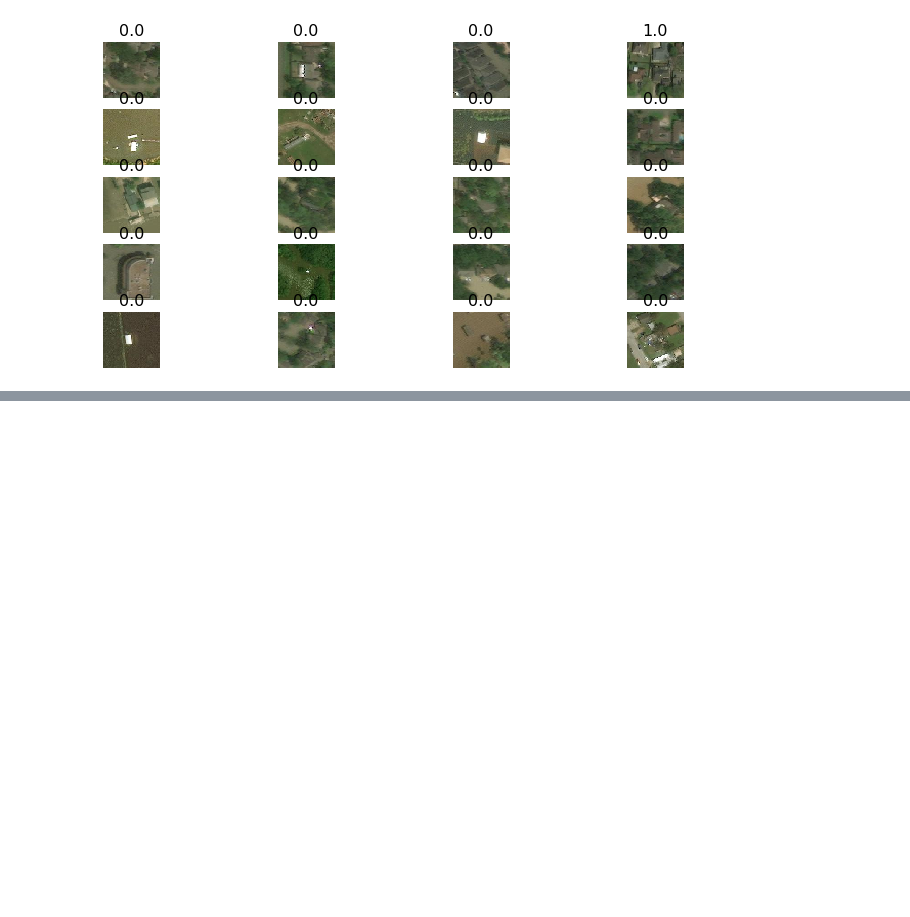
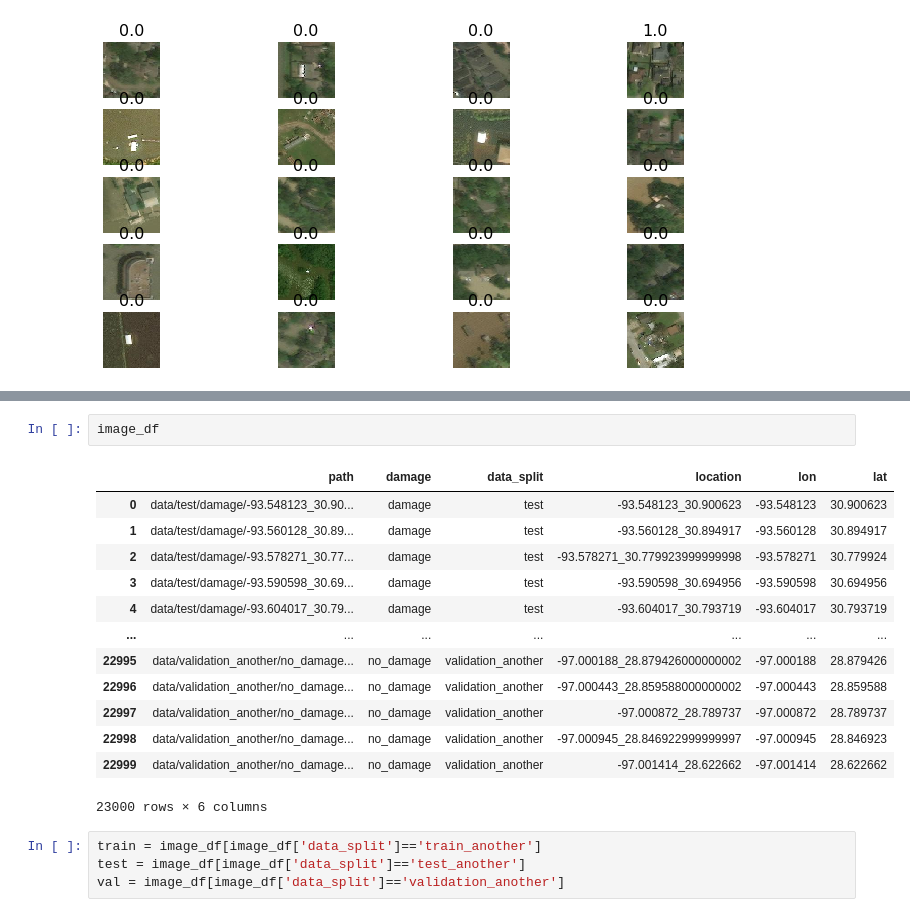
Before and after one commit to harimadhavan2000/AI2_P2, a Jupyter notebook: EDA.ipynb, the cells around one changed output, grey strips where cells are left out. Drawn from its saved outputs; the diff is of its cells as text; blank space fills up the shorter version.

```diff
--- a/EDA.ipynb
+++ b/EDA.ipynb
@@ -170,0 +185,20 @@ plots(imgs, titles=labels, rows = 5)
+# %%
+image_df
+# %% [output]
+|  | path | damage | data_split | location | lon | lat |
+| 0 | data/test/damage/-93.548123_30.90... | damage | test | -93.548123_30.900623 | -93.548123 | 30.900623 |
+| 1 | data/test/damage/-93.560128_30.89... | damage | test | -93.560128_30.894917 | -93.560128 | 30.894917 |
+| 2 | data/test/damage/-93.578271_30.77... | damage | test | -93.578271_30.779923999999998 | -93.578271 | 30.779924 |
+| 3 | data/test/damage/-93.590598_30.69... | damage | test | -93.590598_30.694956 | -93.590598 | 30.694956 |
+| 4 | data/test/damage/-93.604017_30.79... | damage | test | -93.604017_30.793719 | -93.604017 | 30.793719 |
+| ... | ... | ... | ... | ... | ... | ... |
+| 22995 | data/validation_another/no_damage... | no_damage | validation_another | -97.000188_28.879426000000002 | -97.000188 | 28.879426 |
+| 22996 | data/validation_another/no_damage... | no_damage | validation_another | -97.000443_28.859588000000002 | -97.000443 | 28.859588 |
+| 22997 | data/validation_another/no_damage... | no_damage | validation_another | -97.000872_28.789737 | -97.000872 | 28.789737 |
+| 22998 | data/validation_another/no_damage... | no_damage | validation_another | -97.000945_28.846922999999997 | -97.000945 | 28.846923 |
+| 22999 | data/validation_another/no_damage... | no_damage | validation_another | -97.001414_28.622662 | -97.001414 | 28.622662 |
+23000 rows × 6 columns
+# %%
+train = image_df[image_df['data_split']=='train_another']
+test = image_df[image_df['data_split']=='test_another']
+val = image_df[image_df['data_split']=='validation_another']
```
Also changed, not shown: parts of 12 cells of this notebook, 1 other file.
